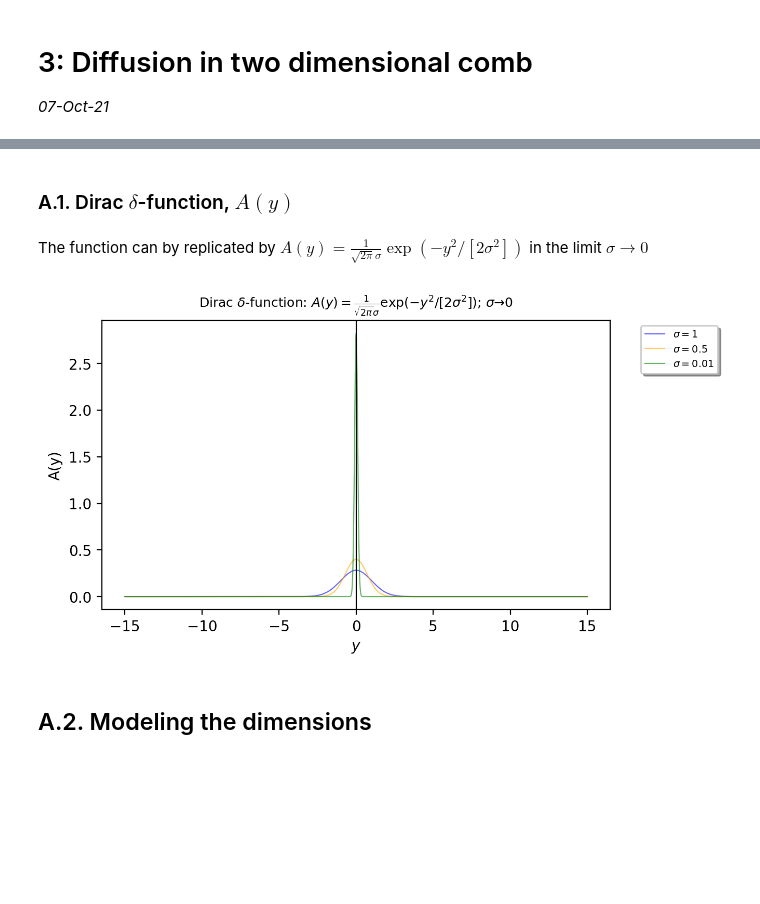
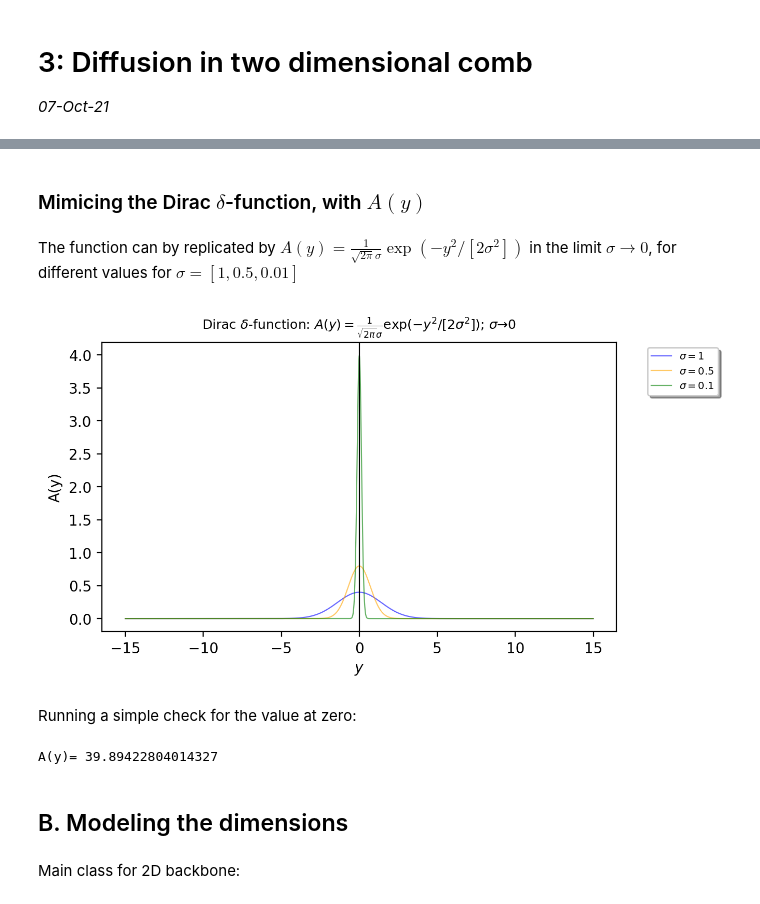
Before and after one commit to zelenelez/brownian_motion_simulations, a Jupyter notebook: _build/jupyter_execute/02/2_d-comb.ipynb, the cells around one changed output, grey strips where cells are left out. Saved outputs shown, nothing was run; the diff lists cells and outputs as text; code cells hidden in the pictures; blank space fills up the shorter version.

```diff
--- a/_build/jupyter_execute/02/2_d-comb.ipynb
+++ b/_build/jupyter_execute/02/2_d-comb.ipynb
@@ -28,7 +40,7 @@ where $\zeta_{i}(t)$ ($i=\{x,y\}$) are white Gaussian noise with zero mean $\lan
 # %% [markdown]
-### A.1. Dirac $\delta$-function, $A(y)$
+### Mimicing the Dirac $\delta$-function, with $A(y)$
 # %% [markdown]
-The function can by replicated by $A(y) = \frac{1}{\sqrt{2\pi}\sigma}\exp(-y^2/[2\sigma^2])$ in the limit $\sigma\to 0$
+The function can by replicated by $A(y) = \frac{1}{\sqrt{2\pi}\sigma}\exp(-y^2/[2\sigma^2])$ in the limit $\sigma\to 0$, for different values for $\sigma=[1, 0.5, 0.01]$
 # %%
 # Python imports
 import seaborn as sns
@@ -38,9 +50,11 @@ import math
 from scipy.stats import norm
 import warnings
 from matplotlib.ticker import (MultipleLocator, AutoMinorLocator)
+import plotly.graph_objs as go
+import random
 warnings.filterwarnings("ignore")
-from scipy import stats
-import seaborn as sns
+
+%matplotlib inline
 
 figure, (ax) = plt.subplots(1, 1, figsize=(7, 4), dpi=200)
 
@@ -48,42 +62,52 @@ y = np.arange(-15,15,0.01)
 
 # Calculate PDF for t=1, t=2 $ t=10
 x_0 = 0
-sig = [1, 0.5, 0.01]
-f1 = 1/(4*np.pi*sig[0])**0.5 * np.exp(-(y)**2/(2*sig[0]))
-f2 = 1/(4*np.pi*sig[1])**0.5 * np.exp(-(y)**2/(2*sig[1]))
-f3 = 1/(4*np.pi*sig[2])**0.5 * np.exp(-(y)**2/(2*sig[2]))
+sig = [1, 0.5, 0.1]
+f1 = 1/(2*np.pi)**0.5 * np.exp(-(y)**2/(2*sig[0])**2) / sig[0]
+f2 = 1/(2*np.pi)**0.5 * np.exp(-(y)**2/(2*sig[1])**2) / sig[1]
+f3 = 1/(2*np.pi)**0.5 * np.exp(-(y)**2/(2*sig[2])**2) / sig[2]
 
 # t=1
 plt.plot(y, f1, linewidth=0.8, alpha=0.6, label=r"$\sigma=${}".format(sig[0]), color="blue")
 
 # t=2
 plt.plot(y, f2, linewidth=0.8, alpha=0.6, label=r"$\sigma=${}".format(sig[1]), color="orange")
 
 # t=10
 plt.plot(y, f3, linewidth=0.8, alpha=0.6, label=r"$\sigma=${}".format(sig[2]), color="green")
 
 
 # Plot lines for reference
 plt.axvline(x=0, linewidth=0.8, alpha=1, color="black")
 # plt.axvline(x=V, linewidth=0.8, alpha=0.5, color="green", linestyle='--', label=r'$V$')
 
 
 # Add legend if comparing values
 plt.legend(bbox_to_anchor=(1.05, 1.0),
            loc='upper left',
            fancybox=True,
            shadow=True,
            fontsize='x-small')
 
 plt.ylabel(r"A(y)")
 plt.xlabel(r"$y$")
 plt.title(
     r"Dirac $\delta$-function: $A(y) = \frac{1}{\sqrt{2\pi}\sigma}\exp(-y^2/[2\sigma^2])$; $\sigma\to 0$",
     fontsize=9, pad=9)
 plt.tight_layout(pad=1.9)
 ax.tick_params(direction="in", which='minor', length=1.5, top=True, right=True)
 plt.show()
 # %% [output]
-[figure, old version]
+[figure, new version]
+# %% [markdown]
+Running a simple check for the value at zero:
+# %%
+def A(y=0, sig=0.01, pi=np.pi):
+  f1 = 1/(2*np.pi)**0.5 * np.exp(-(y)**2/(2*sig**2)) / sig
+  return f1
+
+print("A(y)=", A())
+# %% [output]
+A(y)= 39.89422804014327
 # %% [markdown]
-## A.2. Modeling the dimensions
+## B. Modeling the dimensions
@@ -91,0 +114,2 @@ plt.show()
+# %% [markdown]
+Main class for 2D backbone:
```
Also changed, not shown: parts of 23 cells of this notebook, 32 other files.
